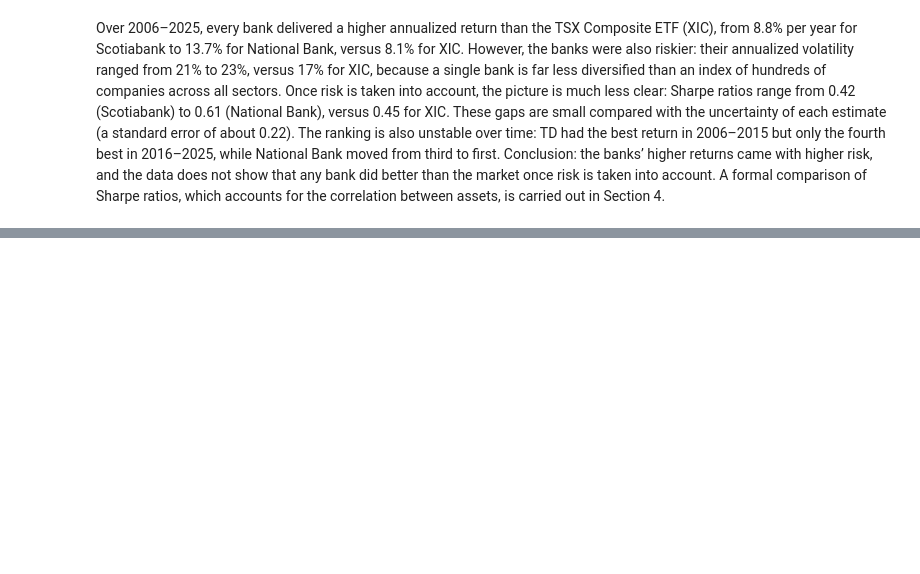
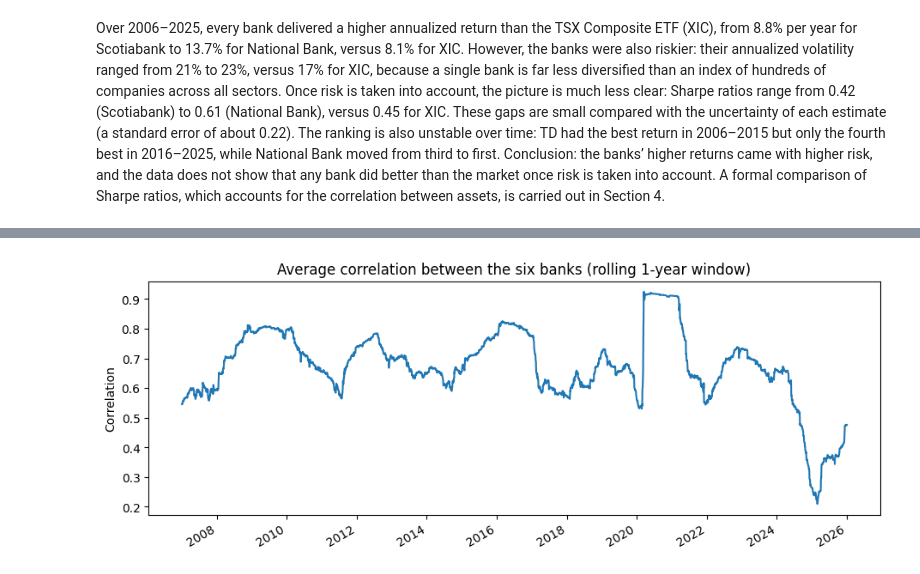
Before and after one commit to quentin-garcia-3b1724235/canadian-banks-portfolio-analysis, a Jupyter notebook: notebooks/canadian_banks_analysis.ipynb, the cells around one changed output, grey strips where cells are left out. Saved outputs shown, nothing was run; the diff lists cells and outputs as text; code cells hidden in the pictures; blank space fills up the shorter version.

```diff
--- a/notebooks/canadian_banks_analysis.ipynb
+++ b/notebooks/canadian_banks_analysis.ipynb
@@ -510,0 +515,13 @@ Over 2006–2025, every bank delivered a higher annualized return than the TSX C
+# %%
+bank_returns = simple_returns[list(TICKERS)]
+
+def average_off_diagonal(corr_matrix):
+    values = corr_matrix.to_numpy()
+    n = values.shape[0]
+    return (values.sum() - n) / (n * (n - 1))
+
+corr = simple_returns.corr().rename(index=NAMES, columns=NAMES)
+avg_corr = average_off_diagonal(bank_returns.corr())
+print(f"Average correlation between two banks: {avg_corr:.2f}")
+
+corr.style.background_gradient(cmap="Blues", axis=None, vmin=0, vmax=1).format("{:.2f}")
@@ -510,0 +564,10 @@ Over 2006–2025, every bank delivered a higher annualized return than the TSX C
+# %%
+rolling_avg_corr = bank_returns.rolling(252).corr().groupby(level=0).apply(average_off_diagonal)
+
+ax = rolling_avg_corr.plot(figsize=(11, 4))
+ax.set_title("Average correlation between the six banks (rolling 1-year window)")
+ax.set_ylabel("Correlation")
+ax.set_xlabel("")
+plt.show()
+# %% [output]
+[figure, added]
```
Also changed, not shown: parts of 25 cells of this notebook.
